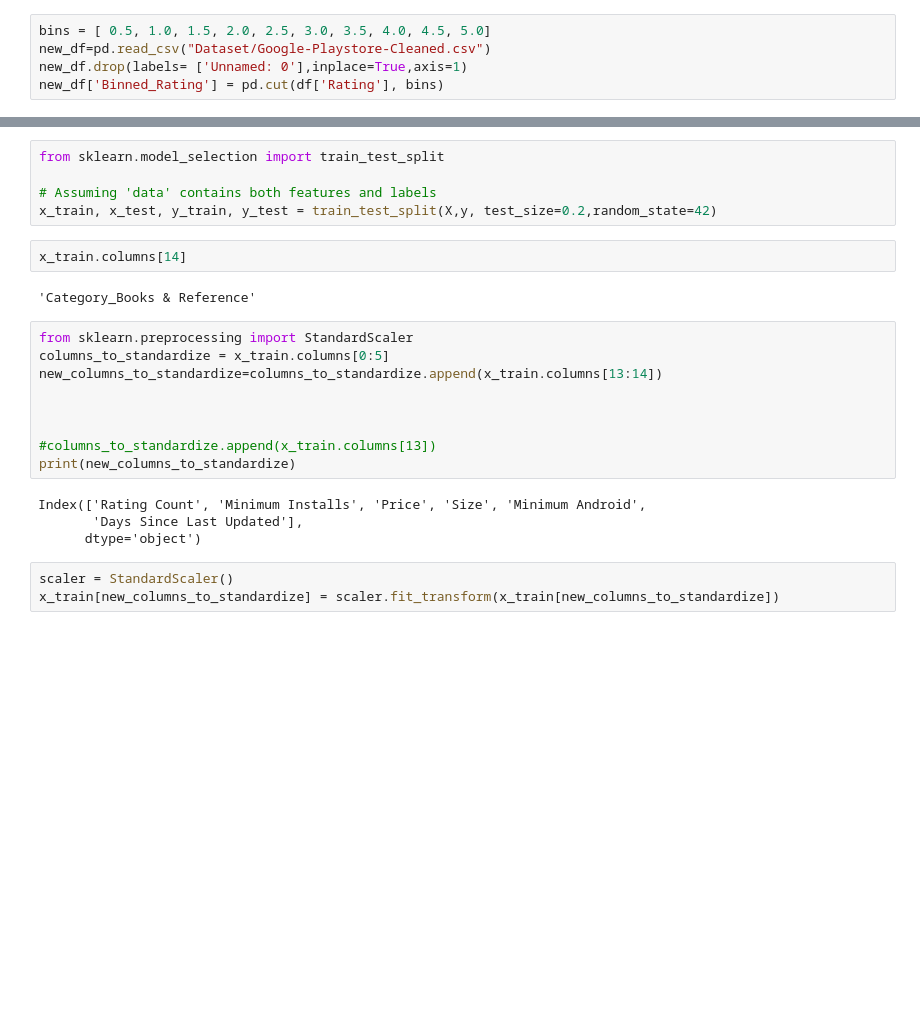
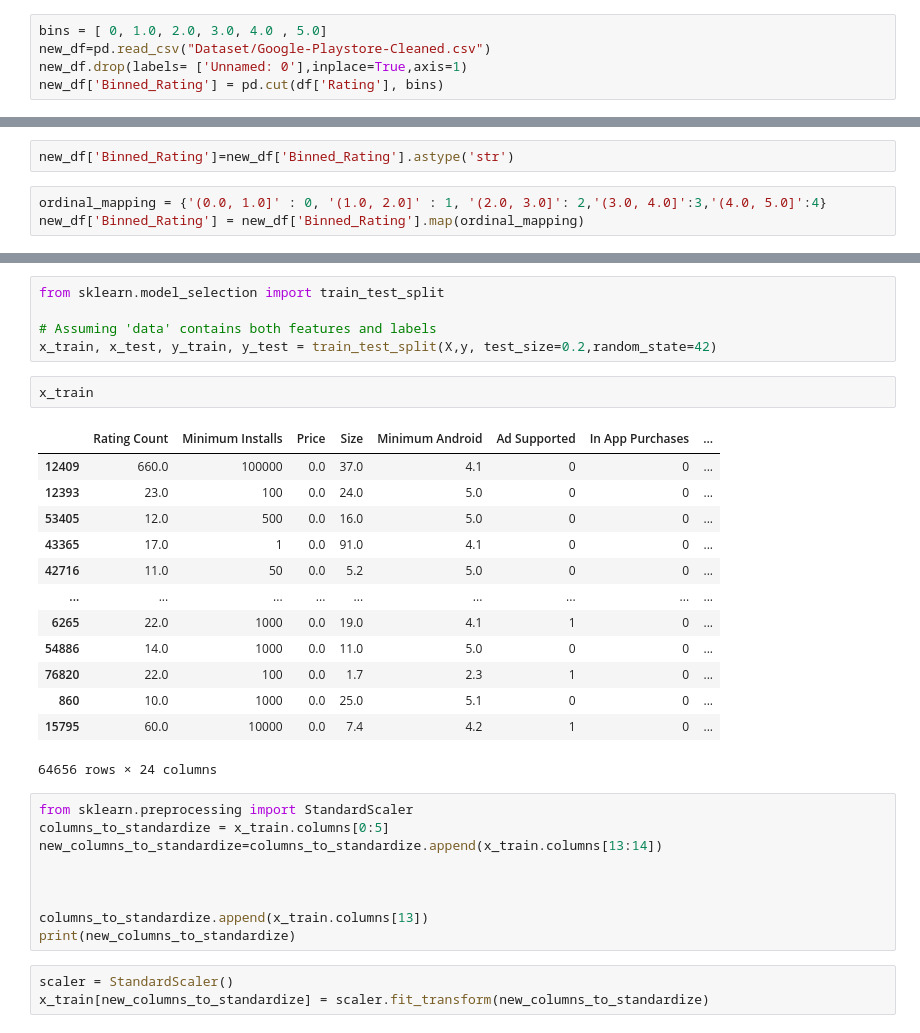
Before and after one commit to HassanHaider1212/GoogleAppsRatingPredictor, a Jupyter notebook: Model_Training/model_training.ipynb, the cells around one changed output, grey strips where cells are left out. Cells and saved outputs as stored; diff of their text form; blank space fills up the shorter version.

Commit message:
Initial Model Training

```diff
--- a/Model_Training/model_training.ipynb
+++ b/Model_Training/model_training.ipynb
@@ -17,7 +17,7 @@ df.head()
 | 4 | Niffler wallpaper HD | 4.4 | 13.0 | 1000 | 0.0 | 7.7 | 4.1 | 1 | ... |
 5 rows × 26 columns
 # %%
-bins = [ 0.5, 1.0, 1.5, 2.0, 2.5, 3.0, 3.5, 4.0, 4.5, 5.0]
+bins = [ 0, 1.0, 2.0, 3.0, 4.0 , 5.0]
 new_df=pd.read_csv("Dataset/Google-Playstore-Cleaned.csv")
 new_df.drop(labels= ['Unnamed: 0'],inplace=True,axis=1)
 new_df['Binned_Rating'] = pd.cut(df['Rating'], bins)
@@ -45,3 +45,8 @@ new_df
 new_df.columns[25]
 # %% [output]
 'Binned_Rating'
+# %%
+new_df['Binned_Rating']=new_df['Binned_Rating'].astype('str')
+# %%
+ordinal_mapping = {'(0.0, 1.0]' : 0, '(1.0, 2.0]' : 1, '(2.0, 3.0]': 2,'(3.0, 4.0]':3,'(4.0, 5.0]':4}
+new_df['Binned_Rating'] = new_df['Binned_Rating'].map(ordinal_mapping)
@@ -59,9 +80,21 @@ from sklearn.model_selection import train_test_split
 # Assuming 'data' contains both features and labels
 x_train, x_test, y_train, y_test = train_test_split(X,y, test_size=0.2,random_state=42)
 # %%
-x_train.columns[14]
+x_train
 # %% [output]
+|  | Rating Count | Minimum Installs | Price | Size | Minimum Android | Ad Supported | In App Purchases | ... |
+| 12409 | 660.0 | 100000 | 0.0 | 37.0 | 4.1 | 0 | 0 | ... |
+| 12393 | 23.0 | 100 | 0.0 | 24.0 | 5.0 | 0 | 0 | ... |
+| 53405 | 12.0 | 500 | 0.0 | 16.0 | 5.0 | 0 | 0 | ... |
+| 43365 | 17.0 | 1 | 0.0 | 91.0 | 4.1 | 0 | 0 | ... |
+| 42716 | 11.0 | 50 | 0.0 | 5.2 | 5.0 | 0 | 0 | ... |
+| ... | ... | ... | ... | ... | ... | ... | ... | ... |
+| 6265 | 22.0 | 1000 | 0.0 | 19.0 | 4.1 | 1 | 0 | ... |
+| 54886 | 14.0 | 1000 | 0.0 | 11.0 | 5.0 | 0 | 0 | ... |
+| 76820 | 22.0 | 100 | 0.0 | 1.7 | 2.3 | 1 | 0 | ... |
+| 860 | 10.0 | 1000 | 0.0 | 25.0 | 5.1 | 0 | 0 | ... |
+| 15795 | 60.0 | 10000 | 0.0 | 7.4 | 4.2 | 1 | 0 | ... |
-'Category_Books & Reference'
+64656 rows × 24 columns
 # %%
 from sklearn.preprocessing import StandardScaler
 columns_to_standardize = x_train.columns[0:5]
@@ -69,12 +102,8 @@ new_columns_to_standardize=columns_to_standardize.append(x_train.columns[13:14])
 
 
 
-#columns_to_standardize.append(x_train.columns[13])
+columns_to_standardize.append(x_train.columns[13])
 print(new_columns_to_standardize)
-# %% [output]
-Index(['Rating Count', 'Minimum Installs', 'Price', 'Size', 'Minimum Android',
-       'Days Since Last Updated'],
-      dtype='object')
 # %%
 scaler = StandardScaler()
-x_train[new_columns_to_standardize] = scaler.fit_transform(x_train[new_columns_to_standardize])
+x_train[new_columns_to_standardize] = scaler.fit_transform(new_columns_to_standardize)
```
Also changed, not shown: parts of 8 cells of this notebook.
